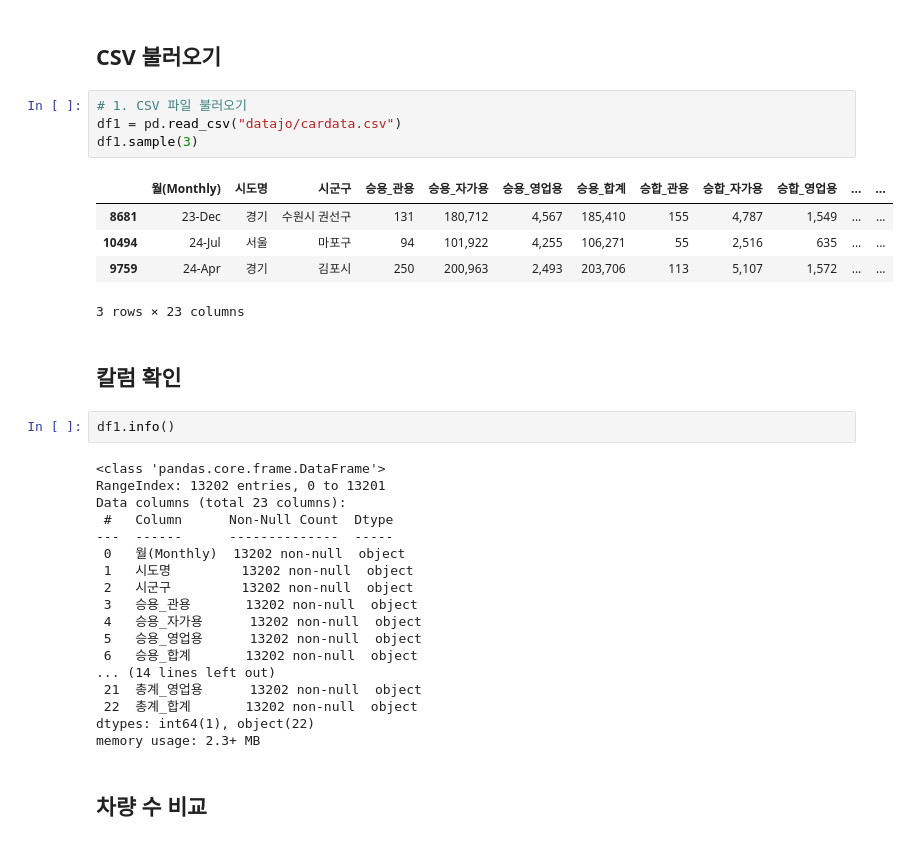
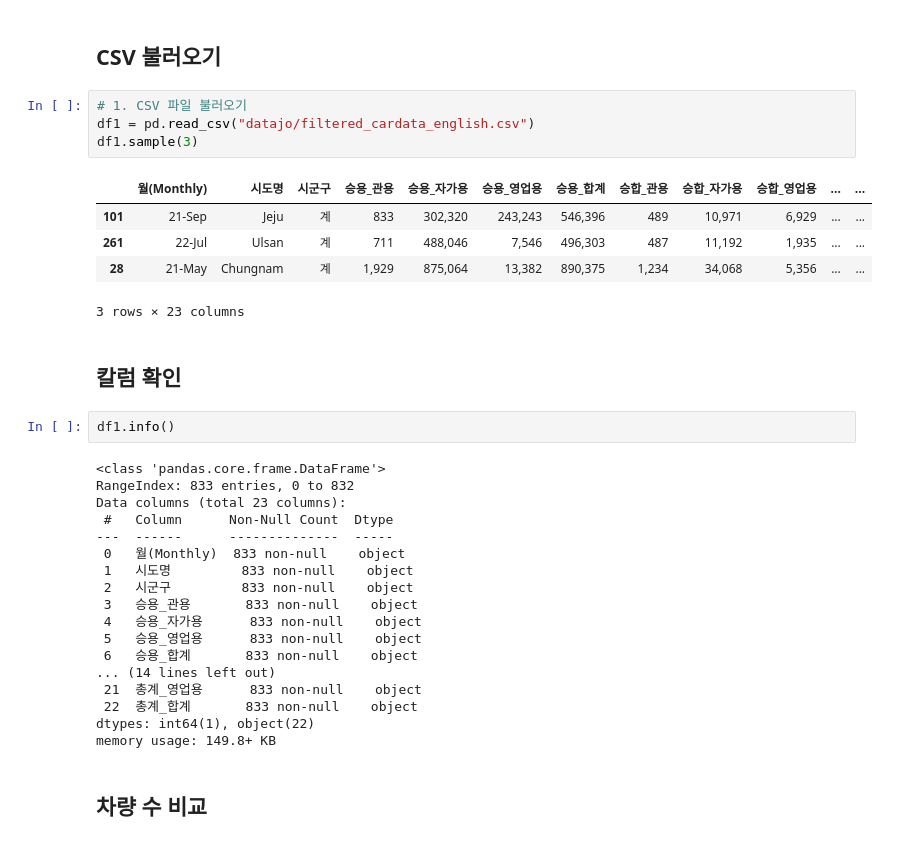
Before and after one commit to pcw11/datajo, a Jupyter notebook: 데이터조.ipynb, the cells around one changed output. Cells and saved outputs as stored; diff of their text form.

```diff
--- a/데이터조.ipynb
+++ b/데이터조.ipynb
@@ -412,13 +407,13 @@ plt.show()
 ## CSV 불러오기
 # %%
 # 1. CSV 파일 불러오기
-df1 = pd.read_csv("datajo/cardata.csv")
+df1 = pd.read_csv("datajo/filtered_cardata_english.csv")
 df1.sample(3)
 # %% [output]
 |  | 월(Monthly) | 시도명 | 시군구 | 승용_관용 | 승용_자가용 | 승용_영업용 | 승용_합계 | 승합_관용 | 승합_자가용 | 승합_영업용 | ... | ... |
-| 8681 | 23-Dec | 경기 | 수원시 권선구 | 131 | 180,712 | 4,567 | 185,410 | 155 | 4,787 | 1,549 | ... | ... |
-| 10494 | 24-Jul | 서울 | 마포구 | 94 | 101,922 | 4,255 | 106,271 | 55 | 2,516 | 635 | ... | ... |
-| 9759 | 24-Apr | 경기 | 김포시 | 250 | 200,963 | 2,493 | 203,706 | 113 | 5,107 | 1,572 | ... | ... |
+| 101 | 21-Sep | Jeju | 계 | 833 | 302,320 | 243,243 | 546,396 | 489 | 10,971 | 6,929 | ... | ... |
+| 261 | 22-Jul | Ulsan | 계 | 711 | 488,046 | 7,546 | 496,303 | 487 | 11,192 | 1,935 | ... | ... |
+| 28 | 21-May | Chungnam | 계 | 1,929 | 875,064 | 13,382 | 890,375 | 1,234 | 34,068 | 5,356 | ... | ... |
 3 rows × 23 columns
 # %% [markdown]
 ## 칼럼 확인
@@ -426,22 +421,22 @@ df1.sample(3)
 df1.info()
 # %% [output]
 <class 'pandas.core.frame.DataFrame'>
-RangeIndex: 13202 entries, 0 to 13201
+RangeIndex: 833 entries, 0 to 832
 Data columns (total 23 columns):
  #   Column      Non-Null Count  Dtype
 ---  ------      --------------  -----
- 0   월(Monthly)  13202 non-null  object
- 1   시도명         13202 non-null  object
- 2   시군구         13202 non-null  object
- 3   승용_관용       13202 non-null  object
- 4   승용_자가용      13202 non-null  object
- 5   승용_영업용      13202 non-null  object
- 6   승용_합계       13202 non-null  object
+ 0   월(Monthly)  833 non-null    object
+ 1   시도명         833 non-null    object
+ 2   시군구         833 non-null    object
+ 3   승용_관용       833 non-null    object
+ 4   승용_자가용      833 non-null    object
+ 5   승용_영업용      833 non-null    object
+ 6   승용_합계       833 non-null    object
 ... (14 lines left out)
- 21  총계_영업용      13202 non-null  object
- 22  총계_합계       13202 non-null  object
+ 21  총계_영업용      833 non-null    object
+ 22  총계_합계       833 non-null    object
 dtypes: int64(1), object(22)
-memory usage: 2.3+ MB
+memory usage: 149.8+ KB
 # %% [markdown]
 ## 차량 수 비교
 # %% [markdown]
```
Also changed, not shown: parts of 23 cells of this notebook.
